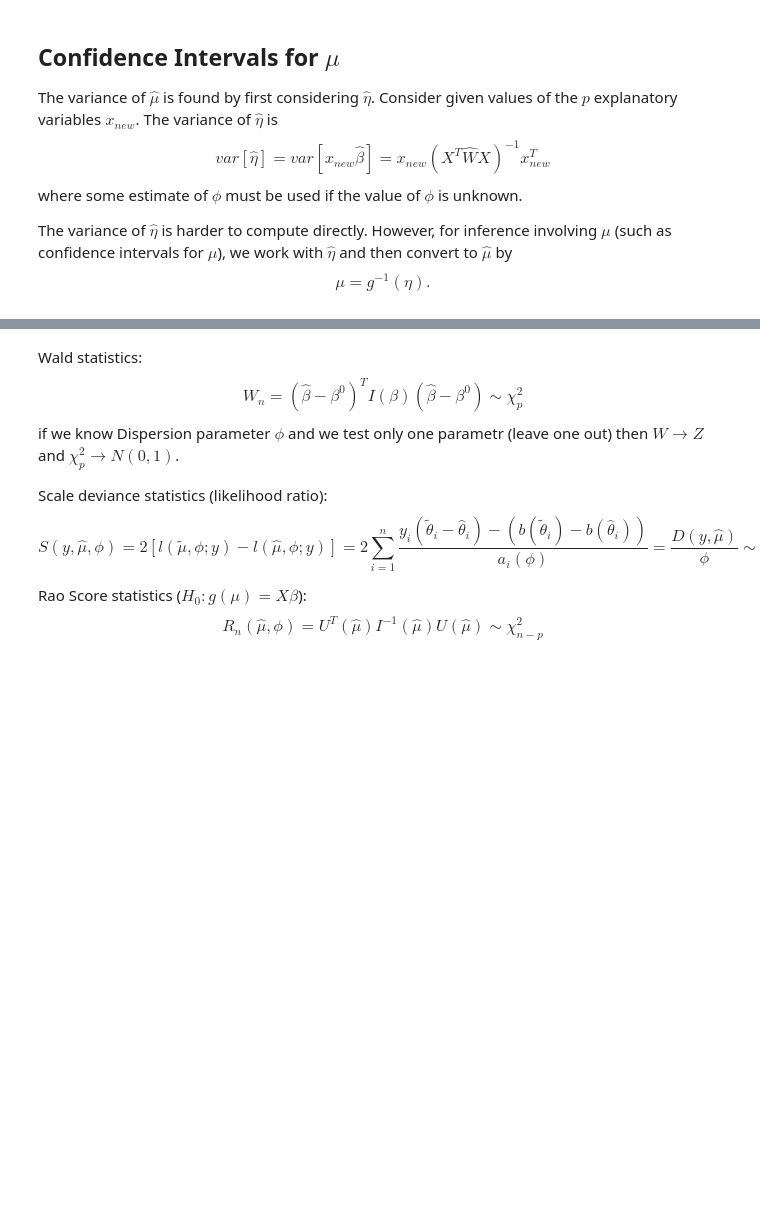
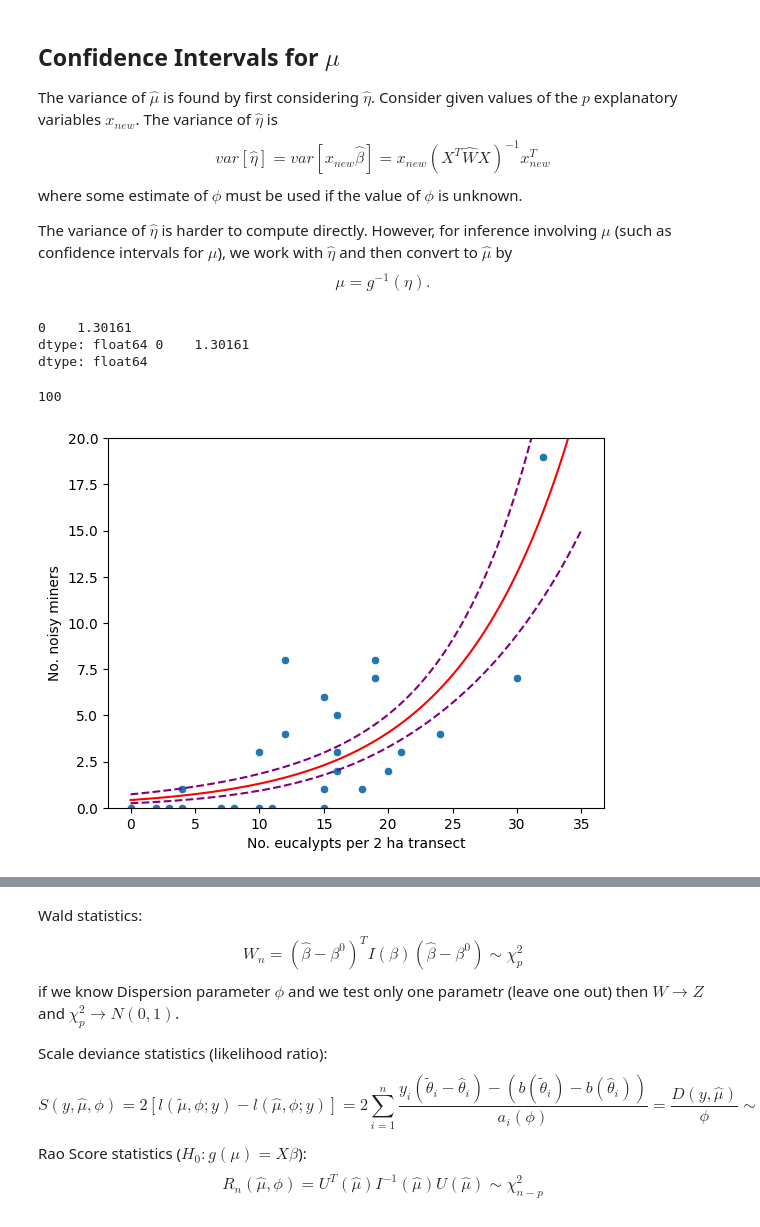
Before and after one commit to Many98/GLM_R2Py, a Jupyter notebook: Python/01ZLMA_ex04.ipynb, the cells around one changed output, grey strips where cells are left out. Cells and saved outputs as stored; diff of their text form; code cells hidden in the pictures; blank space fills up the shorter version.

```diff
--- a/Python/01ZLMA_ex04.ipynb
+++ b/Python/01ZLMA_ex04.ipynb
@@ -143,7 +118,8 @@ Variances are: [0.25423165 0.01127564]
 
 The Wald test of the null hypothesis $H_0: \beta_j = \beta_j^0$, where $\beta_j^0$ is typically zero.
 # %%
-model_1 = smf.glm(formula='Minerab~Eucs', data=nminer, family=sm.families.Poisson()).fit()
+m1 = smf.glm(formula='Minerab~Eucs', data=nminer, family=sm.families.Poisson())
+model_1 = m1.fit()
 print(model_1.summary2())
 print(f'Conf. intervals are: {model_1.conf_int()}')
 # %% [output]
@@ -181,8 +157,13 @@ The variance of $\hat{\eta}$ is harder to compute directly. However, for inferen
 $$ \mu = g^{-1}(\eta).$$
 # %%
 # By default, this computes statistics on the linear predictor scale:
-out = predict( model_1, newdata=data.frame(Eucs=10), se.fit=TRUE)
+out = model_1.predict( exog=pd.DataFrame(data={'Eucs': np.array([10])}))
 # Return predictions on mu scale
-out2 = predict(model_1, newdata=data.frame(Eucs=10), se.fit=TRUE, type="response")
+out2 = model_1.predict( exog=pd.DataFrame(data={'Eucs': np.array([10])}), linear=False)
 # Both methods give the same answer
-c( exp( out$fit ), out2$fit )
+
+print(out, out2)
+# %% [output]
+0    1.30161
+dtype: float64 0    1.30161
+dtype: float64
@@ -204,2 +170,37 @@ lines(ci_hi ~ newEucs, lty=2)
+# %%
+
+newEucs = np.linspace(0, 35, 100)
+
+newMab = model_1.predict(exog=pd.DataFrame({'Intercept': np.ones((100,)),'Eucs': newEucs}), linear=True).to_numpy()
+# unfortunately there is not such parameter to calculate `se.fit` so we need perform calculation by hand
+se_fit = []
+for i in np.vstack([np.ones((100,)), newEucs]).T:
+    se_fit.append(np.sqrt(i @ model_1.cov_params().to_numpy() @ i.T))
+se_fit = np.array(se_fit)
+
+zstar = scipy.stats.norm.ppf(0.975) # For 95% CI
+ci_lo = np.exp(newMab-zstar*se_fit)
+ci_hi = np.exp(newMab+zstar*se_fit)
+
+len(ci_lo)
+len(newEucs)
+# %% [output]
+100
+# %%
+fig, ax = plt.subplots()
+
+sns.scatterplot(x='Eucs', y='Minerab', data=nminer, ax=ax ,markers=['o'])
+sns.lineplot(x='x', y='y', data=pd.DataFrame(data={'x':newEucs,'y': np.exp(newMab)}), ax=ax, color='red')
+sns.lineplot(x='x', y='y', data=pd.DataFrame(data={'x':newEucs,'y': ci_lo}), ax=ax, color='purple', markers=['-*'])
+sns.lineplot(x='x', y='y', data=pd.DataFrame(data={'x':newEucs,'y': ci_hi}), ax=ax, color='purple', markers=['-*'])
+ax.set_ylim(-0, 20)
+
+ax.lines[1].set_linestyle("--")
+ax.lines[2].set_linestyle("--")
+ax.set_xlabel('No. eucalypts per 2 ha transect')
+ax.set_ylabel('No. noisy miners')
+plt.show()
+# %% [output]
+[figure, added]
 # %%
 # This confidence interval is not symmetric
```
Also changed, not shown: parts of 28 cells of this notebook, 1 other file.
